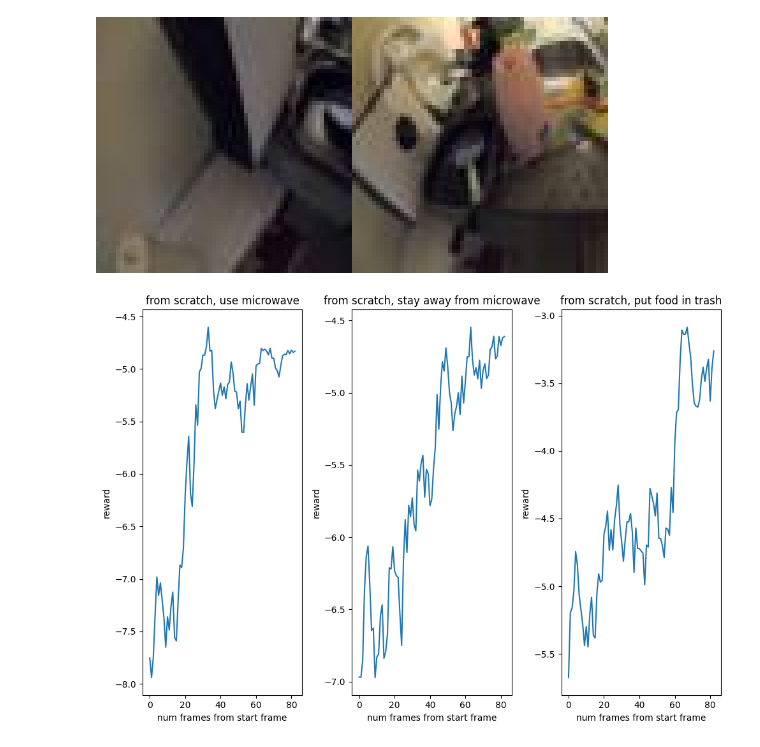
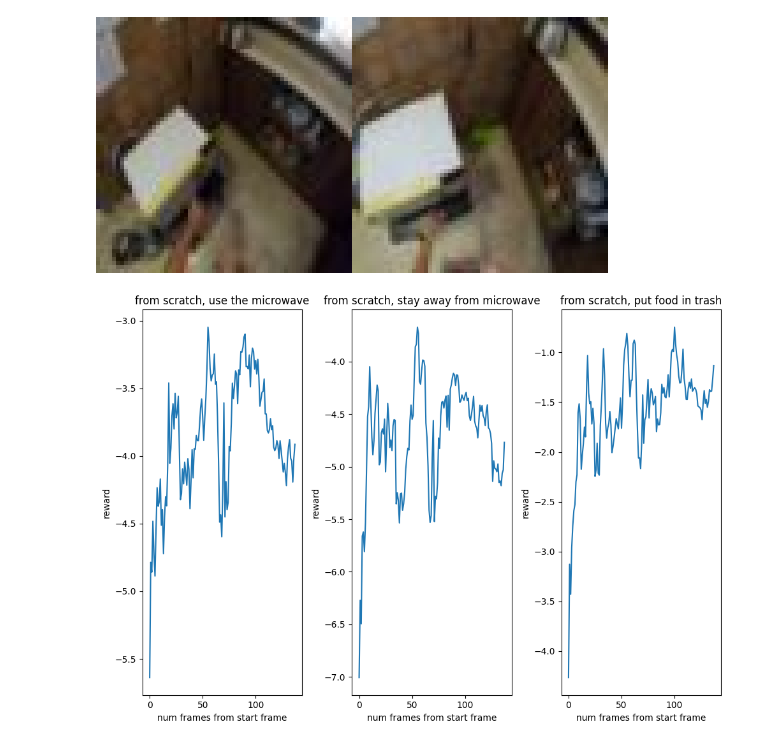
Before and after one commit to ademiadeniji/r3m, a Jupyter notebook: r3m_ego4d.ipynb, the cells around one changed output. Cells and saved outputs as stored; diff of their text form; code cells hidden in the pictures.

Commit message:
fix narration viz mode

```diff
--- a/r3m_ego4d.ipynb
+++ b/r3m_ego4d.ipynb
@@ -70,7 +70,7 @@ import random
 
 sth_sth_process = False
 ego4d_preprocessing = True
-narrations = False
+narrations = True
 
 
 if sth_sth_process:
@@ -93,22 +93,23 @@ elif ego4d_preprocessing:
         vidpath = "/home/ademi_adeniji/ego4d/videos2/"
         manifest_json = '/home/ademi_adeniji/ego4dstuff/narration.json'
         json = pd.read_json(manifest_json)
-        num_tasks = len(labels)
         uid = random.choice(json.keys())
+        while json[uid]['narration_pass_1'] != json[uid]['narration_pass_1'] or len(json[uid]['narration_pass_1']['narrations']) == 0 or not os.path.exists(vidpath + uid):
+            uid = random.choice(json.keys())
         narrations = json[uid]['narration_pass_1']['narrations']
-        narration = random.choice(narrations)
+        narration_idx = random.choice(range(len(narrations)))
+        narration = narrations[narration_idx]
         vidpath = vidpath + uid
-        while(not os.path.exists(vidpath)):
-            import pdb; pdb.set_trace()
-            uid = random.choice(json.keys())
-            narrations = json[uid]['narration_pass_1']['narrations']
-            narration = random.choice(narrations)
-            vidpath = vidpath + uid
         start_frame = narration['timestamp_frame']
+        try:
+            next_narration = narrations[narration_idx+1]
+            end_frame = next_narration['timestamp_frame']
+        except:
+            end_frame = start_frame + 10
         print(narration['narration_text'])
+        print(vidpath)
         images = []
-        for i in range(50):
-            image = start_frame + i
+        for image in range(start_frame, end_frame, 1):
             load = tf.keras.preprocessing.image.load_img(
                           vidpath+f"/{image:07}.jpg",
                           grayscale=False,
@@ -173,8 +160,8 @@ if ego4d_preprocessing:
     vid = vidpath
     vidlen = len(images)
 else:
-    vidlen = 100
-label = "use microwave"
+    vidlen = end_frame - start_frame
+label = "use the microwave"
 lang = np.array([label])
 label_inv = "stay away from microwave"
 label_alt = "put food in trash"
@@ -193,35 +180,35 @@ rewards_scratch = []
 rewards_scratch_inv = []
 rewards_scratch_alt = []
 for index in range(vidlen):
     if ego4d_preprocessing:
         index = vid_csv.start_frame + index
         end = torchvision.io.read_image(f"{vid}/{index:07}.jpg")
     else:
         end = torchvision.io.read_image(f"{vid}/{index}.jpg")
     end = resize((end / 255.0).unsqueeze(0)) * 255.0
     end_scratch = r3m_scratch(end.to('cuda:0'))
     rewards_scratch.append(r3m_scratch.module.get_reward(start_scratch, end_scratch, lang)[0].cpu().detach())
     rewards_scratch_inv.append(r3m_scratch.module.get_reward(start_scratch, end_scratch, lang_inv)[0].cpu().detach())
     rewards_scratch_alt.append(r3m_scratch.module.get_reward(start_scratch, end_scratch, lang_alt)[0].cpu().detach())
 
 show_images_rlbench(torch.stack([start_image, end_image]), size=(512, 256))
 fig, axs = plt.subplots(1,3, sharex=True, sharey=False, figsize=(10, 7))
 axs[0].plot(rewards_scratch)
 axs[0].set(xlabel="num frames from start frame", ylabel="reward")
 axs[0].set_title("from scratch, " + label)
 
 axs[1].plot(rewards_scratch_inv)
 axs[1].set(xlabel="num frames from start frame", ylabel="reward")
 axs[1].set_title("from scratch, " + label_inv)
 
 axs[2].plot(rewards_scratch_alt)
 axs[2].set(xlabel="num frames from start frame", ylabel="reward")
 axs[2].set_title("from scratch, " + label_alt)
 
 fig.tight_layout()
 # %% [output]
-[figure, old version]
+[figure, new version]
-[figure, old version]
+[figure, new version]
 # %%
 start = resize((end_image / 255.0).unsqueeze(0)) * 255.0
 start_scratch = r3m_scratch(start.to('cuda:0'))
```
Also changed, not shown: parts of 3 cells of this notebook.
